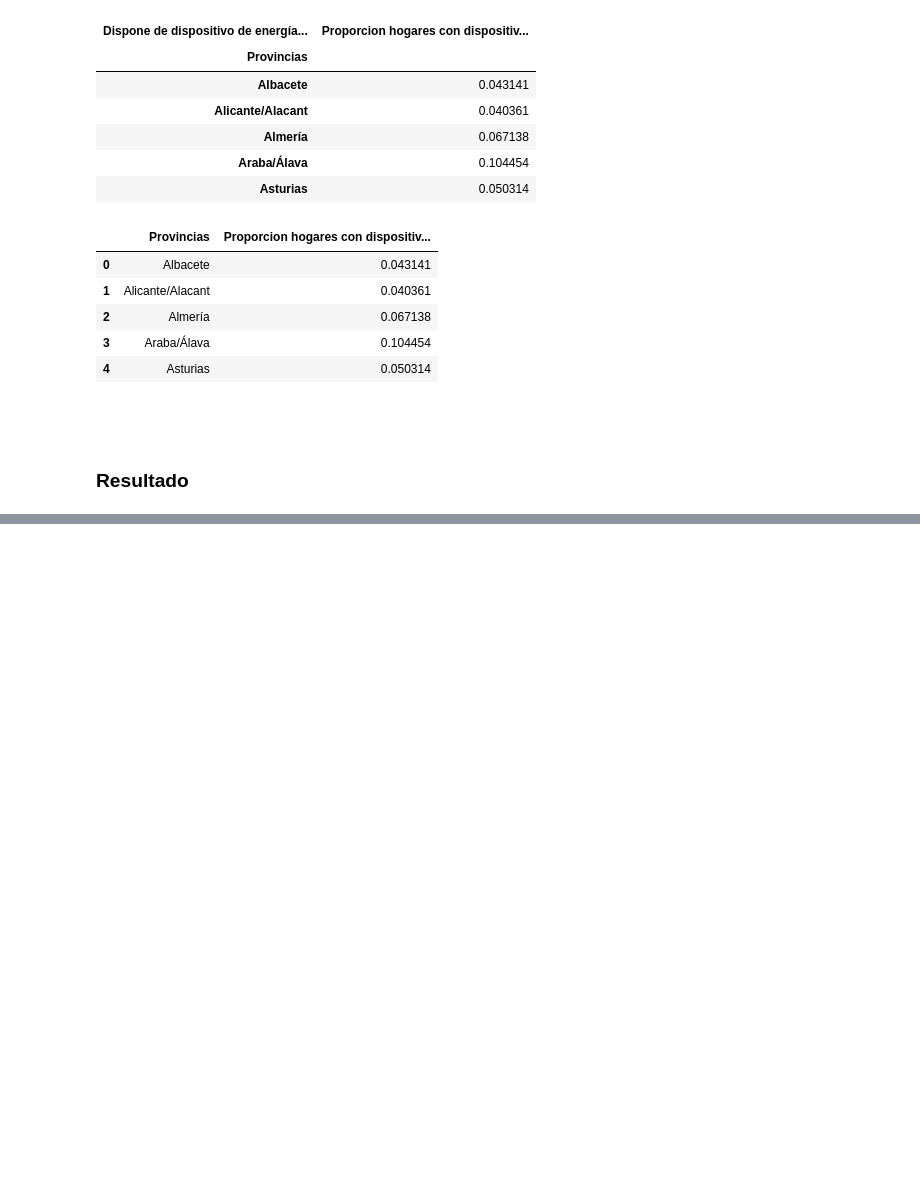
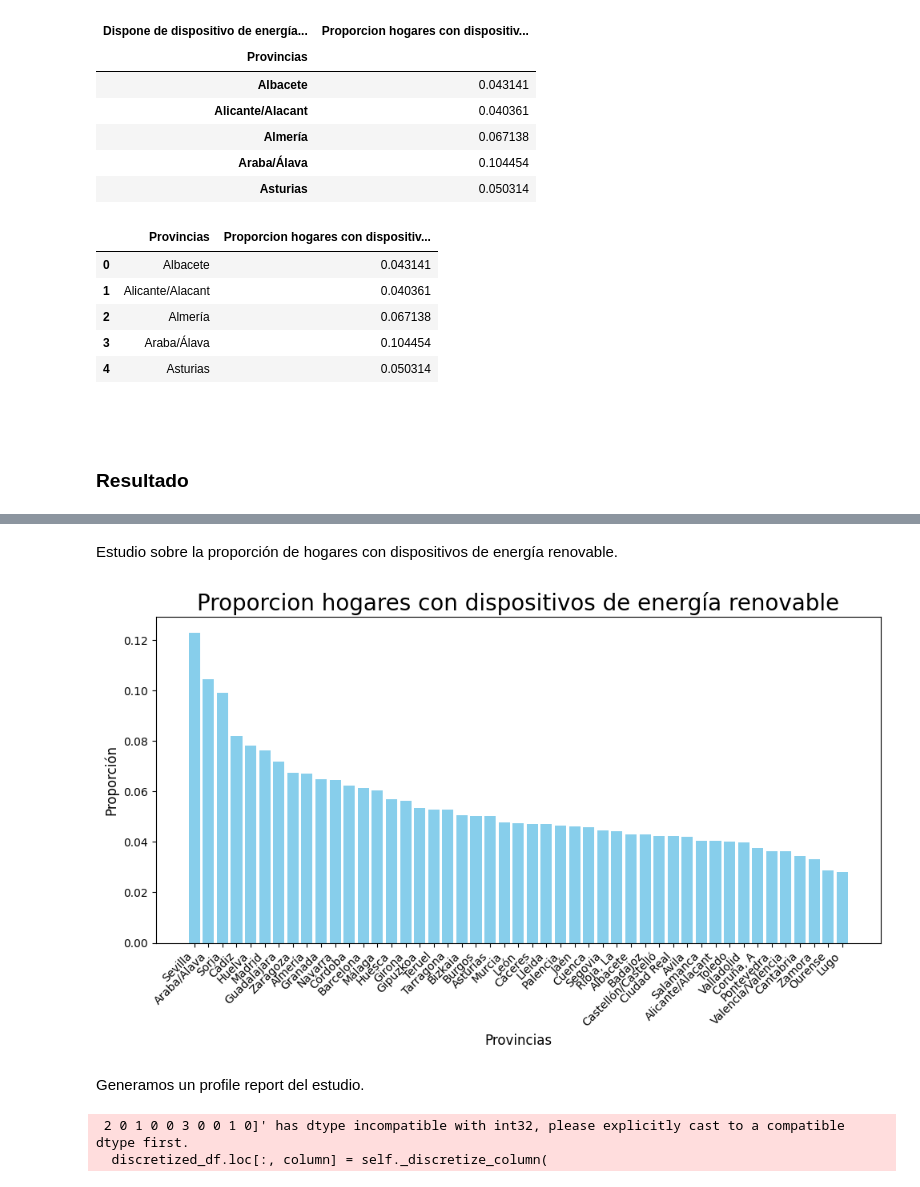
Before and after one commit to elena-17/DataMining-24-25, a Jupyter notebook: src/data_card_1_processing.ipynb, the cells around one changed output, grey strips where cells are left out. Saved outputs shown, nothing was run; the diff lists cells and outputs as text; code cells hidden in the pictures; blank space fills up the shorter version.

```diff
--- a/src/data_card_1_processing.ipynb
+++ b/src/data_card_1_processing.ipynb
@@ -296,0 +314,29 @@ data_card_1_df.head(5)
+# %% [markdown]
+Estudio sobre la proporción de hogares con dispositivos de energía renovable.
+# %%
+df = pd.DataFrame(data_card_1_df)
+df = df.sort_values(by="Proporcion hogares con dispositivos de energía renovable", ascending=False)
+
+# Crear el gráfico de barras
+plt.figure(figsize=(10, 6))  # Tamaño del gráfico
+plt.bar(df["Provincias"], df["Proporcion hogares con dispositivos de energía renovable"], color='skyblue')
+
+# Agregar títulos y etiquetas
+plt.title("Proporcion hogares con dispositivos de energía renovable", fontsize=20)
+plt.xlabel("Provincias", fontsize=12)
+plt.ylabel("Proporción", fontsize=12)
+plt.xticks(rotation=45, ha='right')  # Rotar etiquetas si son largas
+
+# Mostrar el gráfico
+plt.tight_layout()
+plt.show()
+# %% [output]
+[figure, added]
+# %% [markdown]
+Generamos un profile report del estudio.
+# %%
+profile = ProfileReport(data_card_1_df, title="Reporte de Perfil de Datos", explorative=True)
+profile.to_file("reporte_eda.html")
+# %% [output]
+ 2 0 1 0 0 3 0 0 1 0]' has dtype incompatible with int32, please explicitly cast to a compatible dtype first.
+  discretized_df.loc[:, column] = self._discretize_column(
```
Also changed, not shown: parts of 26 cells of this notebook, 1 other file.
